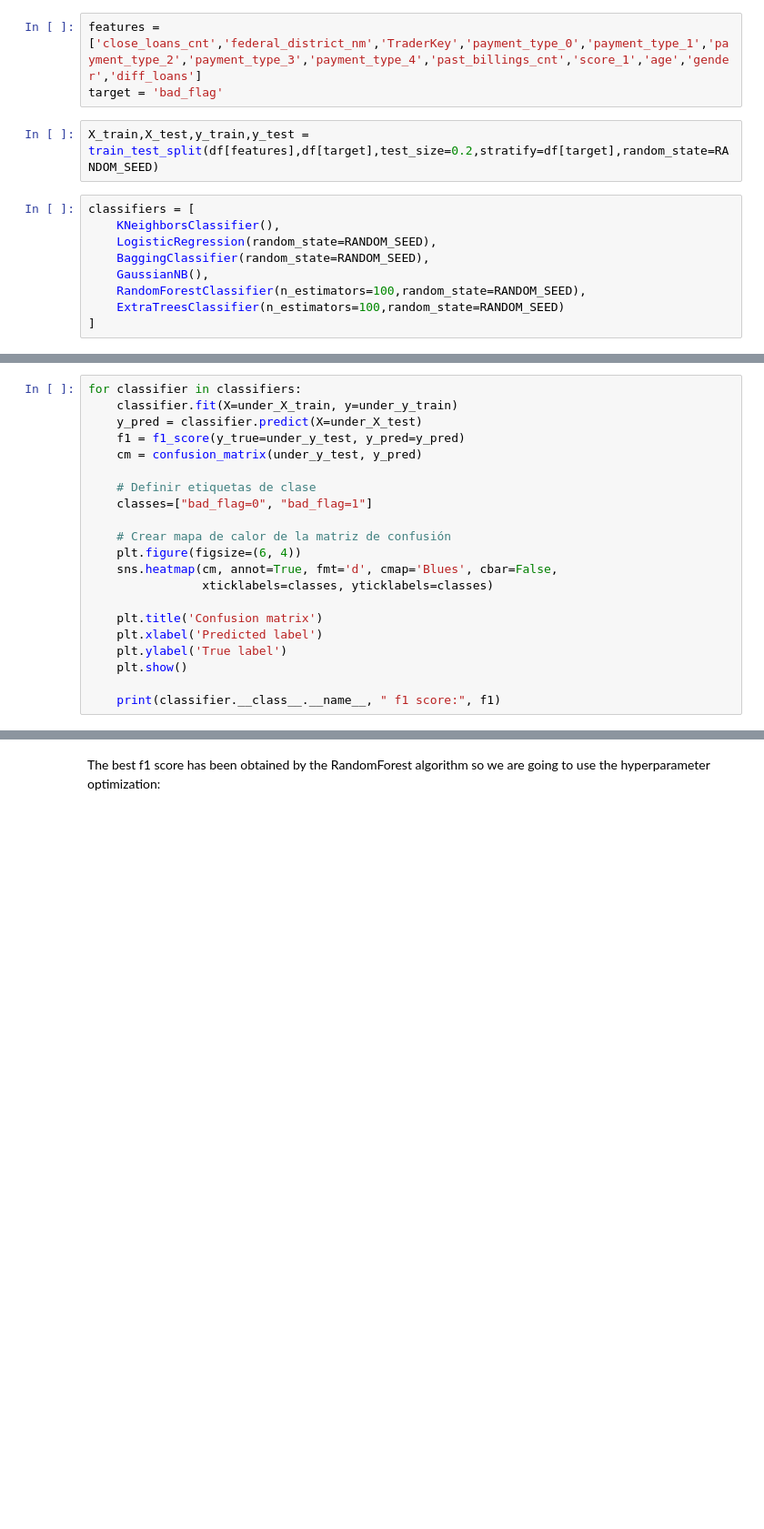
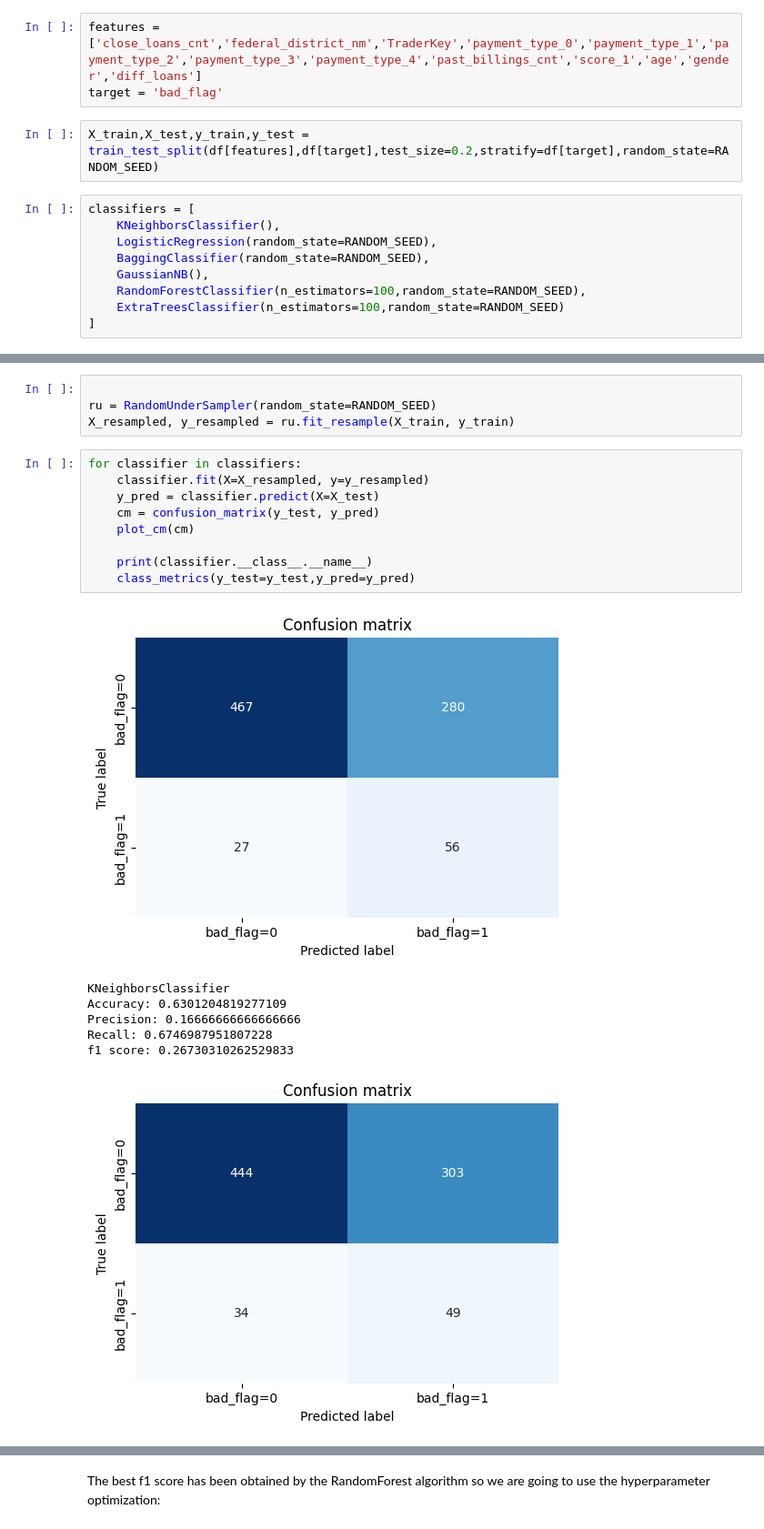
Before and after one commit to GonzaloDC/ML_Classification, a Jupyter notebook: Notebooks/Exp_1 Undersampling.ipynb, the cells around one changed output, grey strips where cells are left out. Shown: that part at 91% size. Drawn from its saved outputs; the diff is of its cells as text; blank space fills up the shorter version.

```diff
--- a/Notebooks/Exp_1 Undersampling.ipynb
+++ b/Notebooks/Exp_1 Undersampling.ipynb
@@ -59,21 +85,0 @@ under_X_train,under_X_test,under_y_train,under_y_test = train_test_split(under_d
-# %%
-for classifier in classifiers:
-    classifier.fit(X=under_X_train, y=under_y_train)
-    y_pred = classifier.predict(X=under_X_test)
-    f1 = f1_score(y_true=under_y_test, y_pred=y_pred)
-    cm = confusion_matrix(under_y_test, y_pred)
-
-    # Definir etiquetas de clase
-    classes=["bad_flag=0", "bad_flag=1"]
-
-    # Crear mapa de calor de la matriz de confusión
-    plt.figure(figsize=(6, 4))
-    sns.heatmap(cm, annot=True, fmt='d', cmap='Blues', cbar=False,
-                xticklabels=classes, yticklabels=classes)
-
-    plt.title('Confusion matrix')
-    plt.xlabel('Predicted label')
-    plt.ylabel('True label')
-    plt.show()
-
-    print(classifier.__class__.__name__, " f1 score:", f1)
@@ -99,0 +86,21 @@ ExtraTreesClassifier  f1 score: 0.5853658536585366
+# %%
+
+ru = RandomUnderSampler(random_state=RANDOM_SEED)
+X_resampled, y_resampled = ru.fit_resample(X_train, y_train)
+# %%
+for classifier in classifiers:
+    classifier.fit(X=X_resampled, y=y_resampled)
+    y_pred = classifier.predict(X=X_test)
+    cm = confusion_matrix(y_test, y_pred)
+    plot_cm(cm)
+
+    print(classifier.__class__.__name__)
+    class_metrics(y_test=y_test,y_pred=y_pred)
+# %% [output]
+[figure, added]
+KNeighborsClassifier
+Accuracy: 0.6301204819277109
+Precision: 0.16666666666666666
+Recall: 0.6746987951807228
+f1 score: 0.26730310262529833
+[figure, added]
```
Also changed, not shown: parts of 19 cells of this notebook, 2 other files.
